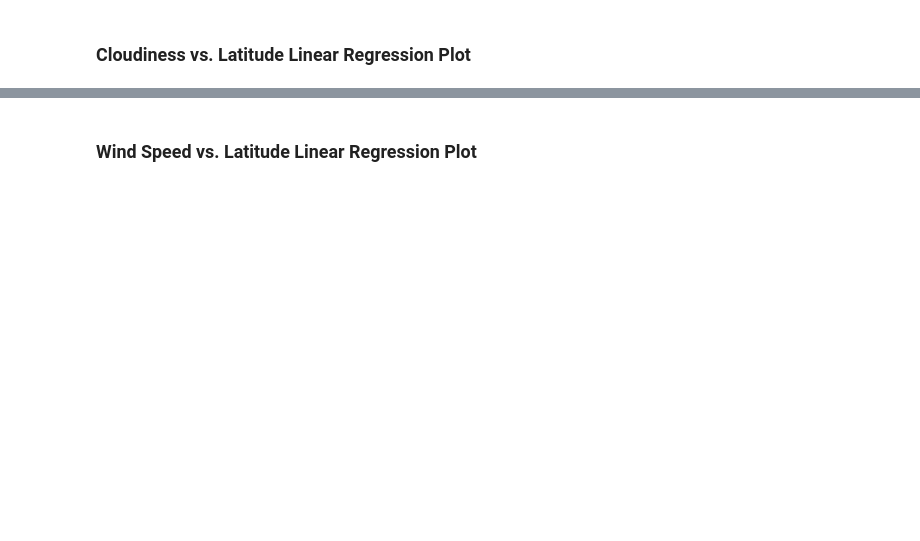
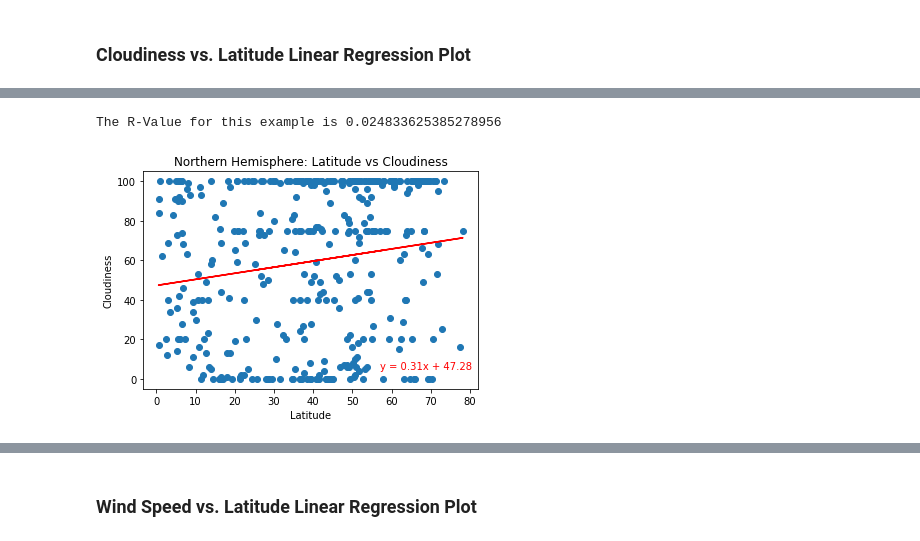
Before and after one commit to EJPer/API-Challenge, a Jupyter notebook: WeatherPy/WeatherPy.ipynb, the cells around one changed output, grey strips where cells are left out. Saved outputs shown, nothing was run; the diff lists cells and outputs as text; code cells hidden in the pictures; blank space fills up the shorter version.

```diff
--- a/WeatherPy/WeatherPy.ipynb
+++ b/WeatherPy/WeatherPy.ipynb
@@ -351,0 +358,10 @@ The R-Value for this example is 0.22382418399280668
+# %%
+# Northern Hemisphere
+weather_regress(northern_hemi_df['Lat'], northern_hemi_df['Cloudiness'],57,5, 10)
+plt.title('Northern Hemisphere: Latitude vs Cloudiness')
+plt.xlabel('Latitude')
+plt.ylabel('Cloudiness')
+plt.show()
+# %% [output]
+The R-Value for this example is 0.024833625385278956
+[figure, added]
```
Also changed, not shown: parts of 31 cells of this notebook, 5 other files.
